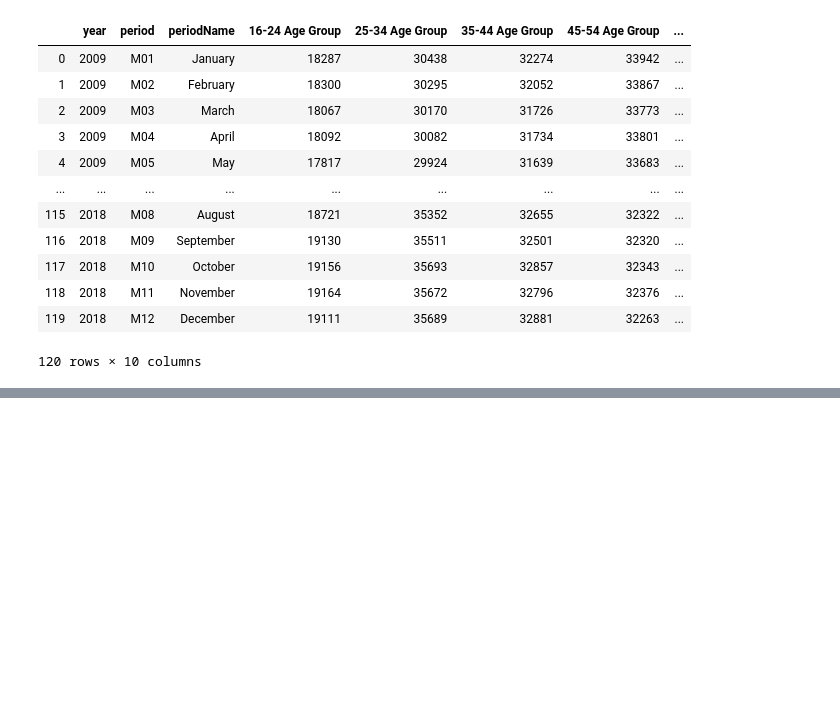
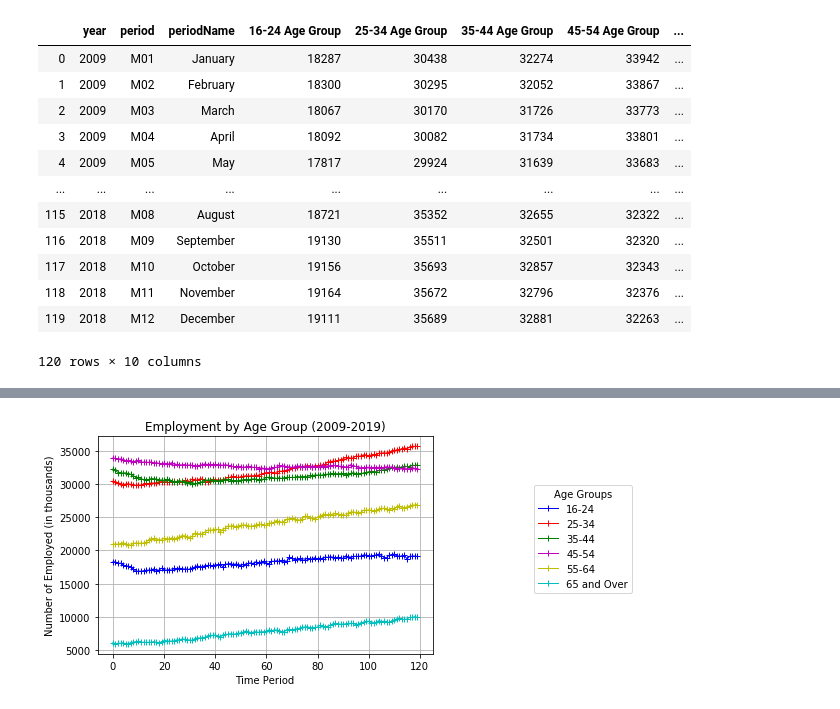
Before and after one commit to soraerae/Project-01-Employment-Data, a Jupyter notebook: job_age_csv.ipynb, the cells around one changed output, grey strips where cells are left out. Cells and saved outputs as stored; diff of their text form; code cells hidden in the pictures; blank space fills up the shorter version.

Commit message:
Add existing charts to new code

```diff
--- a/job_age_csv.ipynb
+++ b/job_age_csv.ipynb
@@ -59,0 +65,22 @@ job_age_df
+# %%
+group_16_24 = plt.plot(job_age_df.index, job_age_df['16-24 Age Group'], marker="+",color="blue", linewidth=1, label="16-24")
+group_25_34 = plt.plot(job_age_df.index, job_age_df['25-34 Age Group'], marker="+",color="red", linewidth=1, label="25-34")
+group_35_44 = plt.plot(job_age_df.index, job_age_df['35-44 Age Group'], marker="+",color="g", linewidth=1, label="35-44")
+group_45_54 = plt.plot(job_age_df.index, job_age_df['45-54 Age Group'], marker="+",color="m", linewidth=1, label="45-54")
+group_55_64 = plt.plot(job_age_df.index, job_age_df['55-64 Age Group'], marker="+",color="y", linewidth=1, label="55-64")
+group_65_over = plt.plot(job_age_df.index, job_age_df['65 and Over Group'], marker="+",color="c", linewidth=1, label="65 and Over")
+#group_total = plt.plot(job_age_df['index'], job_age_df['Total Employment'], marker="+",color="k", linewidth=1, label="Total")
+plt.title('Employment by Age Group (2009-2019)')
+plt.xlabel('Time Period')
+plt.ylabel('Number of Employed (in thousands)')
+plt.grid()
+
+legend = plt.legend(title='Age Groups', loc='upper center',  bbox_to_anchor=(1.45, 0.8))
+legend.legendHandles[0]._sizes = [30]
+legend.legendHandles[1]._sizes = [30]
+legend.legendHandles[2]._sizes = [30]
+legend.legendHandles[3]._sizes = [30]
+legend.legendHandles[4]._sizes = [30]
+legend.legendHandles[5]._sizes = [30]
+# %% [output]
+[figure, added]
```
Also changed, not shown: parts of 1 cell of this notebook, 2 other files.
